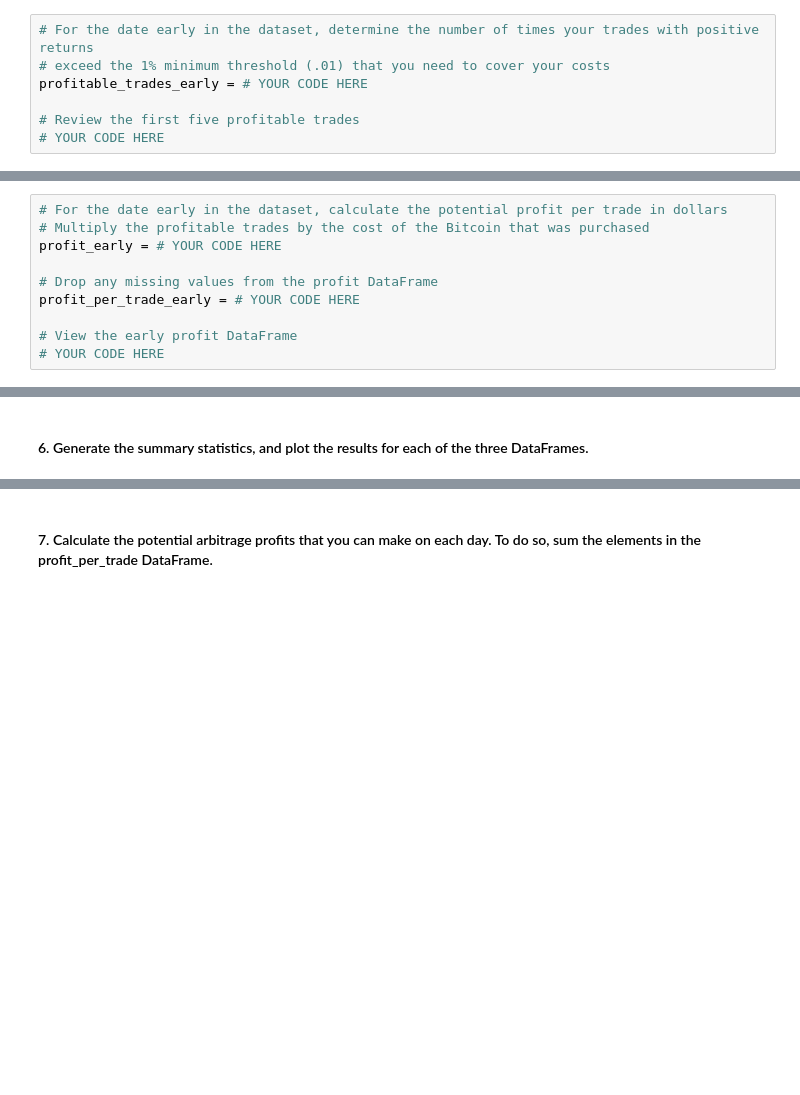
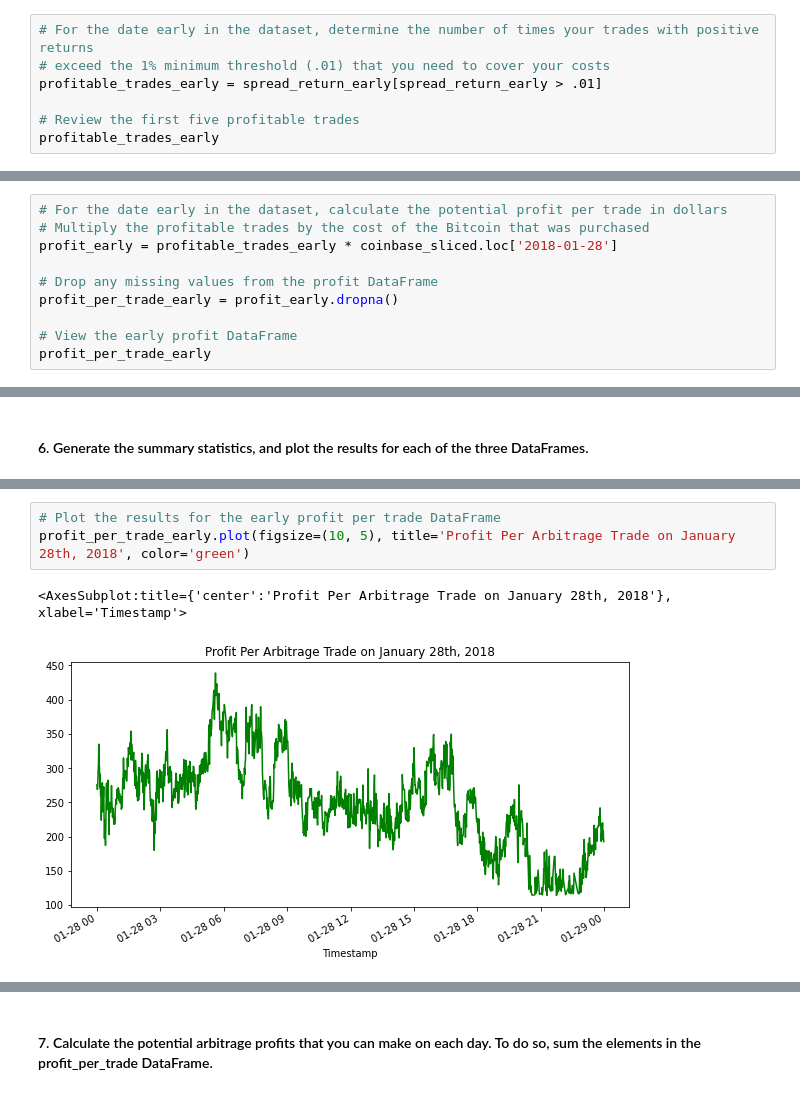
Before and after one commit to davidlp94/03_DLP_Bitcoin_arbitrage_application, a Jupyter notebook: crypto_arbitrage.ipynb, the cells around one changed output, grey strips where cells are left out. Saved outputs shown, nothing was run; the diff lists cells and outputs as text; blank space fills up the shorter version.

Commit message:
Uplaoding final crypto_arbitrage.ipynb code to GitHub for review.

```diff
--- a/crypto_arbitrage.ipynb
+++ b/crypto_arbitrage.ipynb
@@ -711,7 +739,7 @@ spread_return_late= # YOUR CODE HERE
 # %%
 # For the date early in the dataset, determine the number of times your trades with positive returns
 # exceed the 1% minimum threshold (.01) that you need to cover your costs
-profitable_trades_early = # YOUR CODE HERE
+profitable_trades_early = spread_return_early[spread_return_early > .01]
 
 # Review the first five profitable trades
-# YOUR CODE HERE
+profitable_trades_early
@@ -726,10 +824,10 @@ profitable_trades_early = # YOUR CODE HERE
 # %%
 # For the date early in the dataset, calculate the potential profit per trade in dollars
 # Multiply the profitable trades by the cost of the Bitcoin that was purchased
-profit_early = # YOUR CODE HERE
+profit_early = profitable_trades_early * coinbase_sliced.loc['2018-01-28']
 
 # Drop any missing values from the profit DataFrame
-profit_per_trade_early = # YOUR CODE HERE
+profit_per_trade_early = profit_early.dropna()
 
 # View the early profit DataFrame
-# YOUR CODE HERE
+profit_per_trade_early
@@ -741 +887,7 @@ profit_per_trade_early = # YOUR CODE HERE
+# %%
+# Plot the results for the early profit per trade DataFrame
+profit_per_trade_early.plot(figsize=(10, 5), title='Profit Per Arbitrage Trade on January 28th, 2018', color='green')
+# %% [output]
+<AxesSubplot:title={'center':'Profit Per Arbitrage Trade on January 28th, 2018'}, xlabel='Timestamp'>
+[figure, added]
 # %%
```
Also changed, not shown: parts of 29 cells of this notebook.
